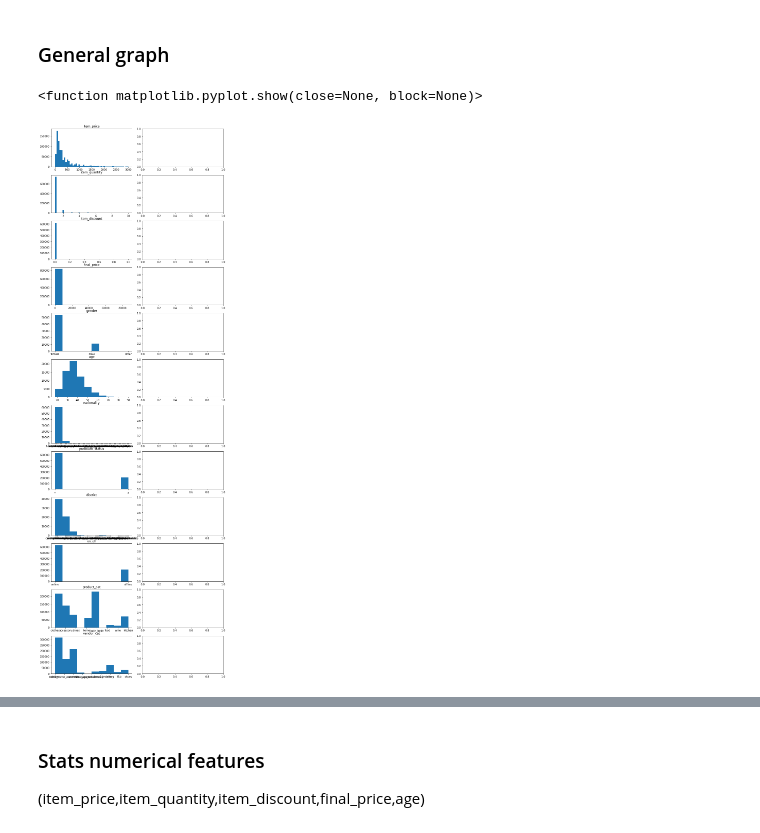
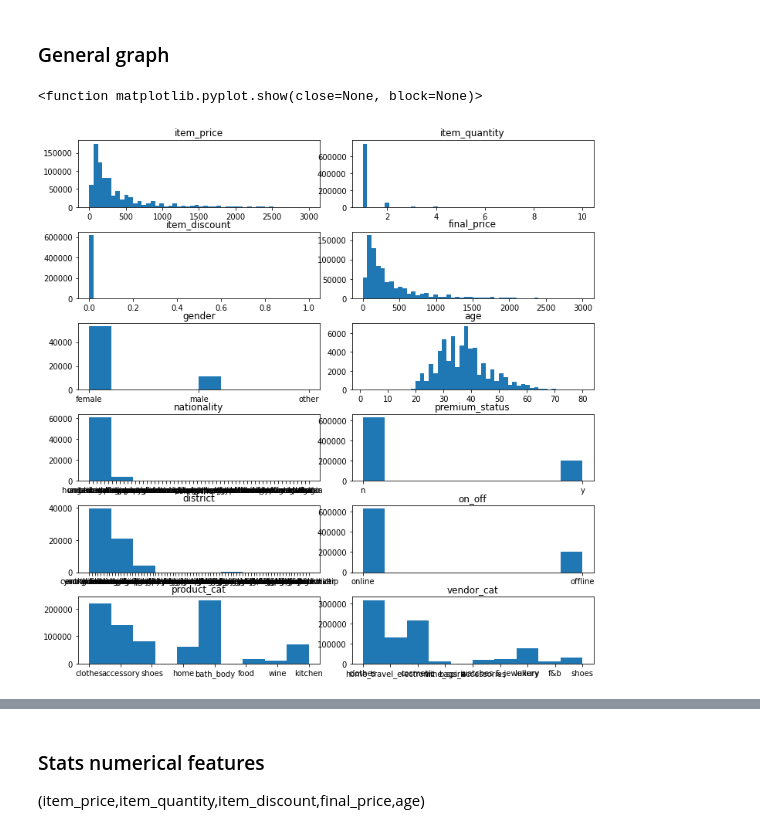
Before and after one commit to polgariovabrigi/frontend_onthelistcrm, a Jupyter notebook: notebooks/segmentation_analysis_ben.ipynb, the cells around one changed output, grey strips where cells are left out. Drawn from its saved outputs; the diff is of its cells as text; code cells hidden in the pictures.

```diff
--- a/notebooks/segmentation_analysis_ben.ipynb
+++ b/notebooks/segmentation_analysis_ben.ipynb
@@ -6,4 +7,6 @@ import numpy as np
 # %%
-data_df = pd.read_pickle('../on_the_list_crm/data/segmentation_all_df_07_01_2022.pkl')
-seg_df = pd.read_pickle('../on_the_list_crm/data/segmentation_07_01_2022.pkl')
+data_df = pd.read_pickle('/home/benjamin/code/Benjaminbhk/on_the_list_crm/on_the_list_crm/data/segmentation_all_df_07_01_2022_2.pkl')
+seg_df = pd.read_pickle('/home/benjamin/code/Benjaminbhk/on_the_list_crm/on_the_list_crm/data/segmentation_07_01_2022.pkl')
 data_df_cust = data_df.drop_duplicates(subset=['customer_ID'], keep='last')
+spend_per_purchase = pd.read_pickle('/home/benjamin/code/Benjaminbhk/on_the_list_crm/on_the_list_crm/data/spend_per_purchase.pkl')
+nb_of_itm_per_purchase = pd.read_pickle('/home/benjamin/code/Benjaminbhk/on_the_list_crm/on_the_list_crm/data/nb_of_itm.pkl')
@@ -69,59 +82,49 @@ plt.show
 ### General graph
 # %%
 #define subplots
-fig, ax = plt.subplots(12, 2, figsize=(10,30))
+fig, ax = plt.subplots(6, 2, figsize=(10,10))
 fig.tight_layout()
 
 #create subplots
 ax[0, 0].hist(data_df['item_price'],bins = 50,range=(1,3000))
 ax[0, 0].title.set_text('item_price')
 
+ax[0, 1].hist(data_df['item_quantity'],bins = 50,range=(1,10))
+ax[0, 1].title.set_text('item_quantity')
 
-ax[1, 0].hist(data_df['item_quantity'],bins = 50,range=(1,10))
-ax[1, 0].title.set_text('item_quantity')
+ax[1, 0].hist(data_df['item_discount'],bins = 50,range=(0,1))
+ax[1, 0].title.set_text('item_discount')
+
+ax[1, 1].hist(data_df['final_price'],bins = 50,range=(1,3000))
+ax[1, 1].title.set_text('final_price')
+
+ax[2, 0].hist(data_df_cust['gender'])
+ax[2, 0].title.set_text('gender')
+
+ax[2, 1].hist(data_df_cust['age'],bins = 50,range=(1,80))
+ax[2, 1].title.set_text('age')
+
+ax[3, 0].hist(data_df_cust['nationality'])
+ax[3, 0].title.set_text('nationality')
+
+ax[3, 1].hist(data_df['premium_status'])
+ax[3, 1].title.set_text('premium_status')
+
+ax[4, 0].hist(data_df_cust['district'])
+ax[4, 0].title.set_text('district')
+
+ax[4, 1].hist(data_df['on_off'])
+ax[4, 1].title.set_text('on_off')
+
+ax[5, 0].hist(data_df['product_cat'])
+ax[5, 0].title.set_text('product_cat')
 
 
-ax[2, 0].hist(data_df['item_discount'],bins = 50,range=(0,1))
-ax[2, 0].title.set_text('item_discount')
-
-
-ax[3, 0].hist(data_df['final_price'])
-ax[3, 0].title.set_text('final_price')
-
-
-ax[4, 0].hist(data_df_cust['gender'])
-ax[4, 0].title.set_text('gender')
-
-
-ax[5, 0].hist(data_df_cust['age'])
-ax[5, 0].title.set_text('age')
-
-
-ax[6, 0].hist(data_df_cust['nationality'])
-ax[6, 0].title.set_text('nationality')
-
-
-ax[7, 0].hist(data_df['premium_status'])
-ax[7, 0].title.set_text('premium_status')
-
-
-ax[8, 0].hist(data_df_cust['district'])
-ax[8, 0].title.set_text('district')
-
-
-ax[9, 0].hist(data_df['on_off'])
-ax[9, 0].title.set_text('on_off')
-
-
-ax[10, 0].hist(data_df['product_cat'])
-ax[10, 0].title.set_text('product_cat')
-
-
-ax[11, 0].hist(data_df['vendor_cat'])
-ax[11, 0].title.set_text('vendor_cat')
+ax[5, 1].hist(data_df['vendor_cat'])
+ax[5, 1].title.set_text('vendor_cat')
 
 
 plt.show
 # %% [output]
 <function matplotlib.pyplot.show(close=None, block=None)>
-[figure, old version]
+[figure, new version]
```
Also changed, not shown: parts of 15 cells of this notebook, 5 other files.
